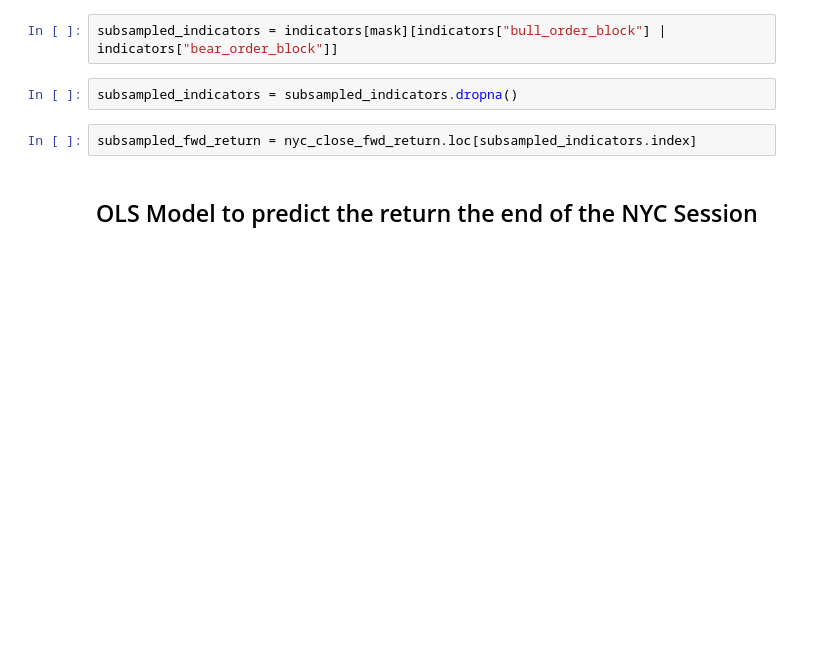
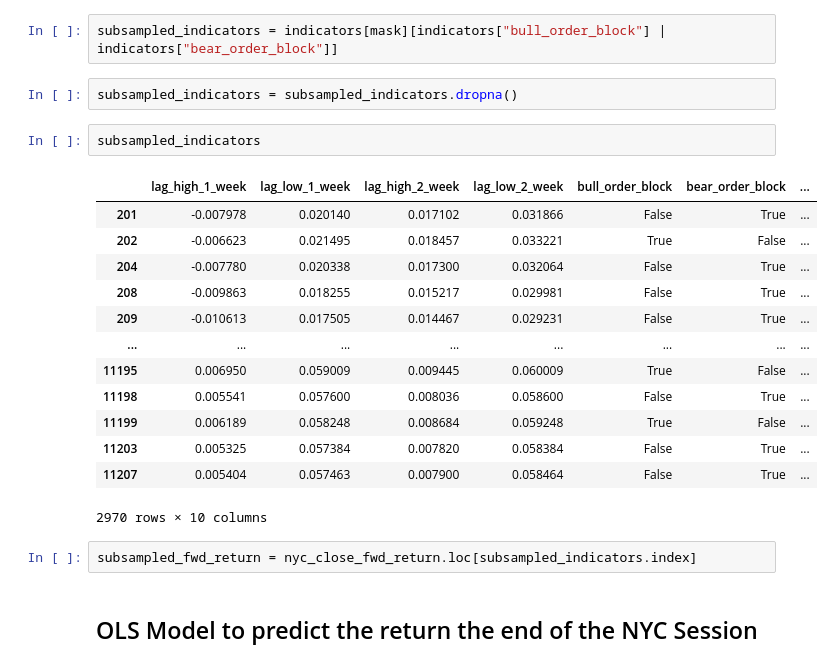
Before and after one commit to IliesElJ/metalib, a Jupyter notebook: metalib/notebooks/metaob.ipynb, the cells around one changed output. Saved outputs shown, nothing was run; the diff lists cells and outputs as text; blank space fills up the shorter version.

```diff
--- a/metalib/notebooks/metaob.ipynb
+++ b/metalib/notebooks/metaob.ipynb
@@ -219,6 +213,22 @@ Index(['lag_high_1_week', 'lag_low_1_week', 'lag_high_2_week',
 subsampled_indicators = indicators[mask][indicators["bull_order_block"] | indicators["bear_order_block"]]
 # %%
 subsampled_indicators = subsampled_indicators.dropna()
+# %%
+subsampled_indicators
+# %% [output]
+|  | lag_high_1_week | lag_low_1_week | lag_high_2_week | lag_low_2_week | bull_order_block | bear_order_block | ... |
+| 201 | -0.007978 | 0.020140 | 0.017102 | 0.031866 | False | True | ... |
+| 202 | -0.006623 | 0.021495 | 0.018457 | 0.033221 | True | False | ... |
+| 204 | -0.007780 | 0.020338 | 0.017300 | 0.032064 | False | True | ... |
+| 208 | -0.009863 | 0.018255 | 0.015217 | 0.029981 | False | True | ... |
+| 209 | -0.010613 | 0.017505 | 0.014467 | 0.029231 | False | True | ... |
+| ... | ... | ... | ... | ... | ... | ... | ... |
+| 11195 | 0.006950 | 0.059009 | 0.009445 | 0.060009 | True | False | ... |
+| 11198 | 0.005541 | 0.057600 | 0.008036 | 0.058600 | False | True | ... |
+| 11199 | 0.006189 | 0.058248 | 0.008684 | 0.059248 | True | False | ... |
+| 11203 | 0.005325 | 0.057384 | 0.007820 | 0.058384 | False | True | ... |
+| 11207 | 0.005404 | 0.057463 | 0.007900 | 0.058464 | False | True | ... |
+2970 rows × 10 columns
 # %%
 subsampled_fwd_return = nyc_close_fwd_return.loc[subsampled_indicators.index]
 # %% [markdown]
```
Also changed, not shown: parts of 6 cells of this notebook, 23 other files.
